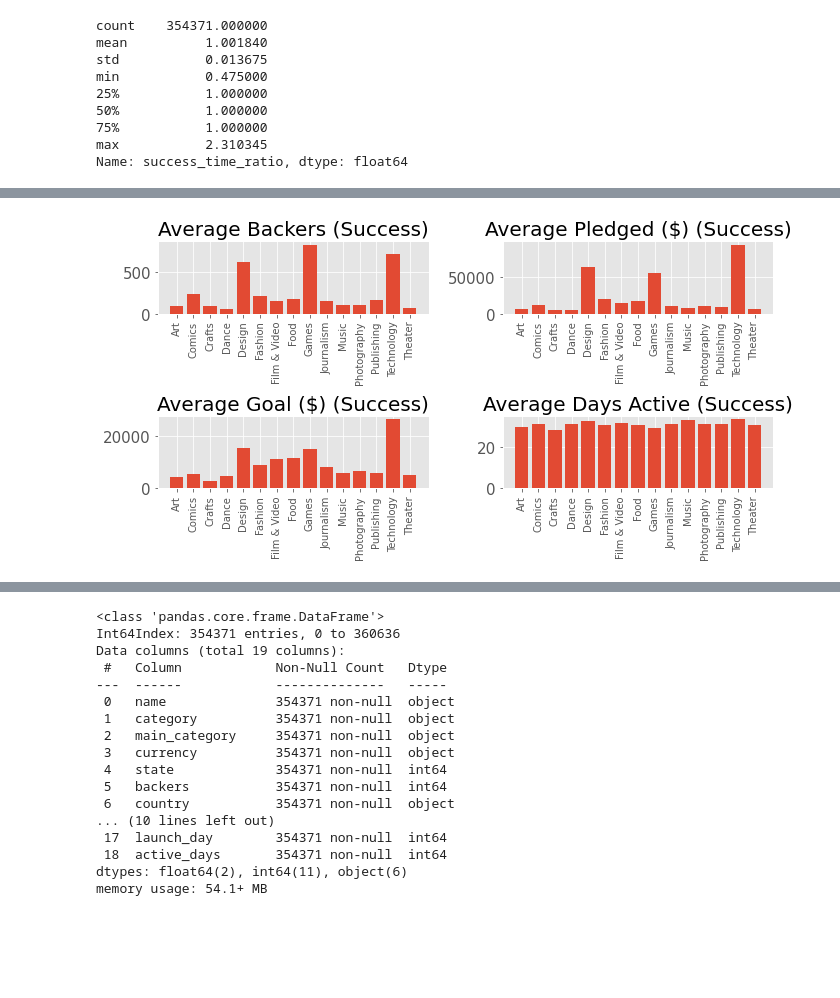
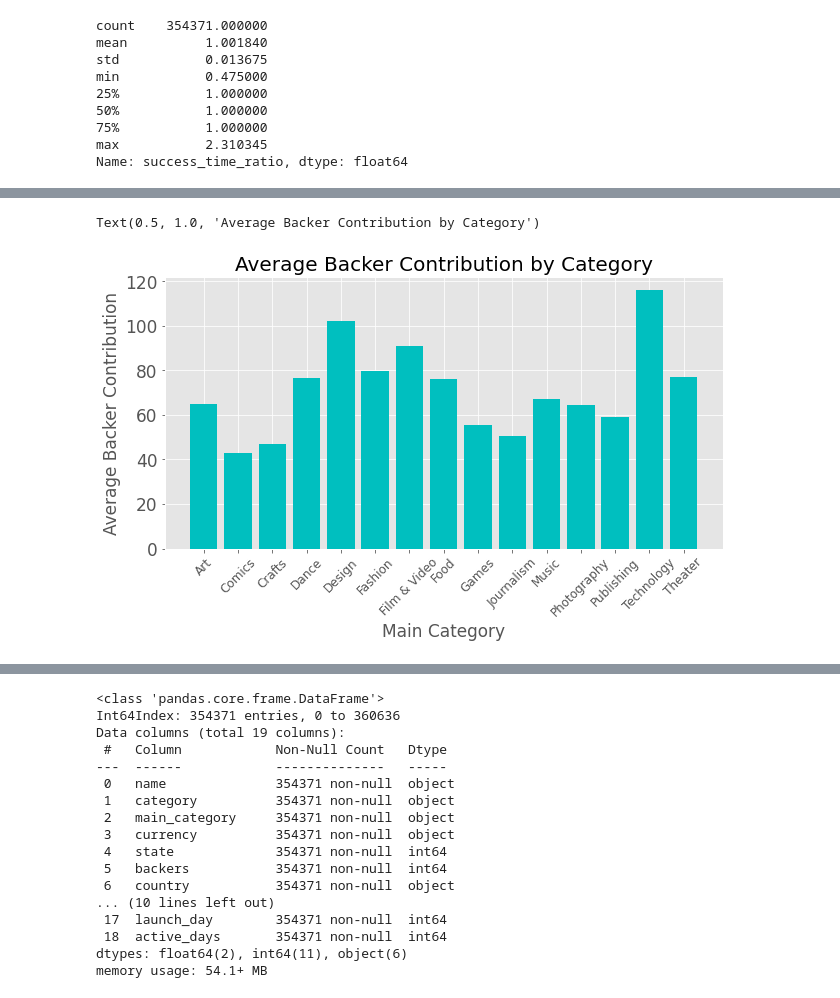
Before and after one commit to benkarlsberg/Ensemble-Deep-Learning-Model-Predict-Kickstarter-Success, a Jupyter notebook: EDA.ipynb, the cells around one changed output, grey strips where cells are left out. Saved outputs shown, nothing was run; the diff lists cells and outputs as text; code cells hidden in the pictures; blank space fills up the shorter version.

```diff
--- a/EDA.ipynb
+++ b/EDA.ipynb
@@ -524,0 +592,3 @@ df.describe()
+# %%
+pledge_per_backer_category = df.groupby('main_category')['pledge_per_backer'].mean()
+pledge_per_backer_category
@@ -525,2 +613,14 @@ df.describe()
+# %%
+fig, ax = plt.subplots(1, figsize = (10,5))
+
+ax.bar(pledge_per_backer_category.index, pledge_per_backer_category.values, color = 'c')
+
+ax.set_xticklabels(pledge_per_backer_category.index, rotation=45, size = 12)
+ax.set_xlabel('Main Category')
+ax.set_ylabel('Average Backer Contribution')
+ax.set_title('Average Backer Contribution by Category')
+# %% [output]
+Text(0.5, 1.0, 'Average Backer Contribution by Category')
+[figure, added]
 # %%
 # compare properties of sucesses and failures
@@ -529,20 +628,0 @@ failures = df[df['state']==0].groupby('main_category')[['backers', 'usd_pledged_
-# %%
-fig, ax = plt.subplots(2, 2, figsize = (10, 5))
-
-ax[0,0].bar(x = successes.index, height = successes.backers)
-ax[0,1].bar(x = successes.index, height = successes.usd_pledged_real)
-ax[1,0].bar(x = successes.index, height = successes.usd_goal_real)
-ax[1,1].bar(x = successes.index, height = successes.active_days)
-
-ax[0,0].set_title('Average Backers (Success)')
-ax[0,1].set_title('Average Pledged ($) (Success)')
-ax[1,0].set_title('Average Goal ($) (Success)')
-ax[1,1].set_title('Average Days Active (Success)')
-
-ax[0,0].set_xticklabels(successes.index, rotation=90)
-ax[0,1].set_xticklabels(successes.index, rotation=90)
-ax[1,0].set_xticklabels(successes.index, rotation=90)
-ax[1,1].set_xticklabels(successes.index, rotation=90)
-fig.tight_layout()
-# %% [output]
-[figure, removed]
```
Also changed, not shown: parts of 22 cells of this notebook, 1 other file.
